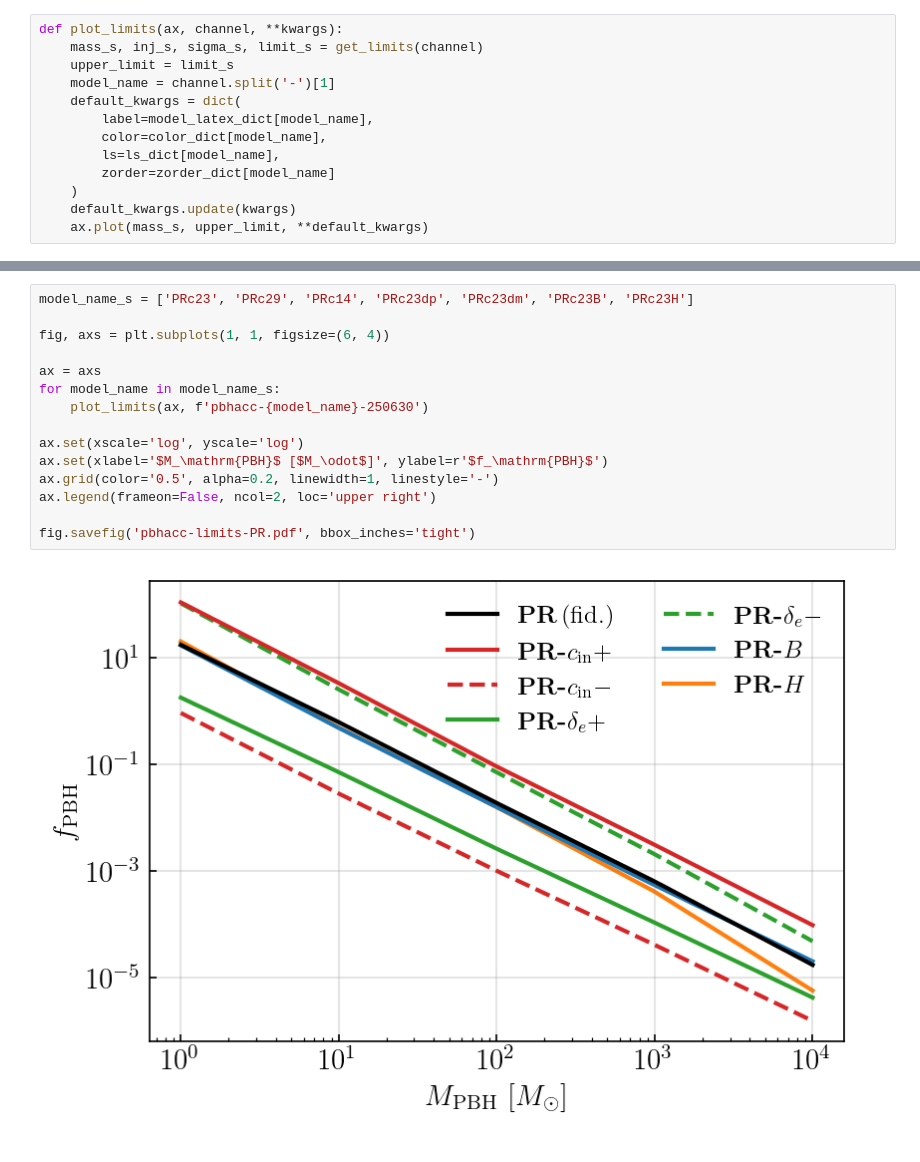
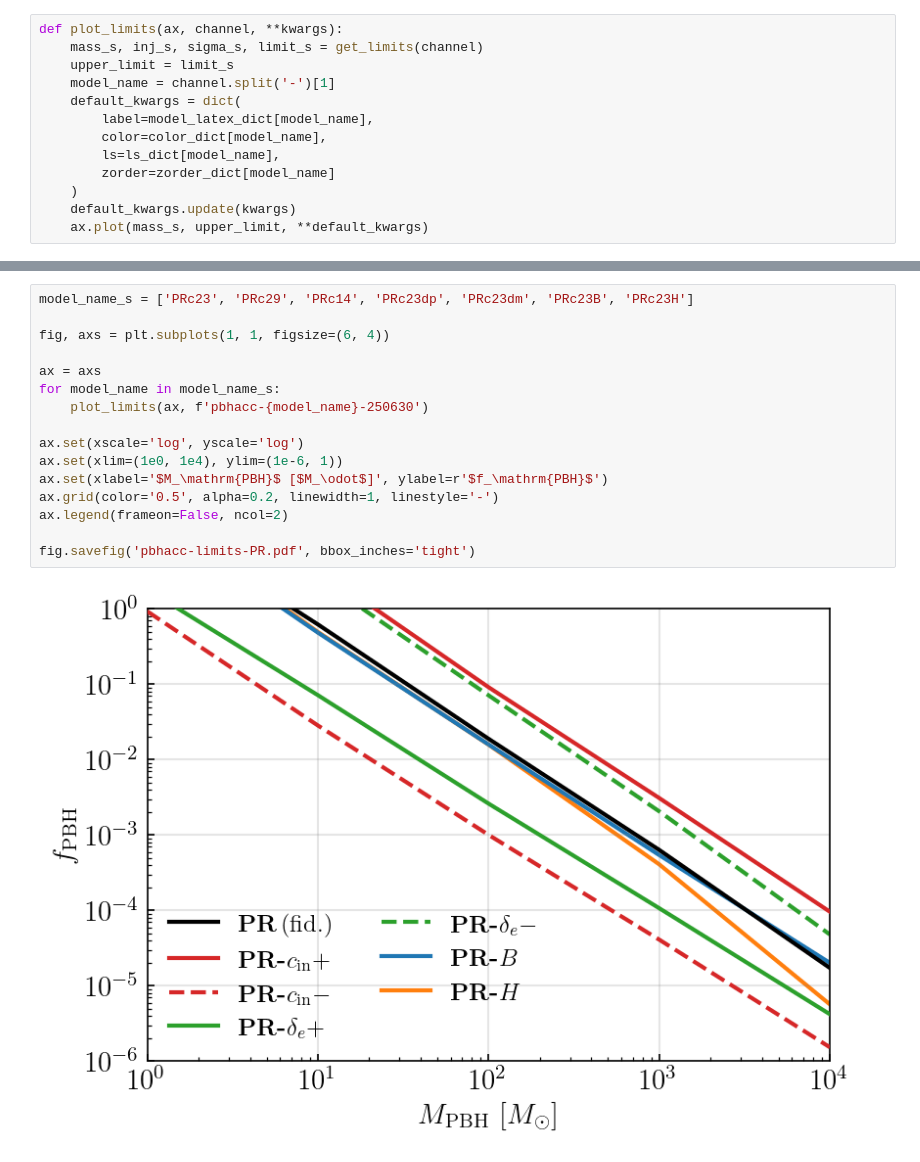
Before and after one commit to yitiansun/DM21cm, a Jupyter notebook: plotting/paper2/pbhacc-L.ipynb, the cells around one changed output, grey strips where cells are left out. Saved outputs shown, nothing was run; the diff lists cells and outputs as text.

```diff
--- a/plotting/paper2/pbhacc-L.ipynb
+++ b/plotting/paper2/pbhacc-L.ipynb
@@ -302,17 +300,18 @@ fig.savefig('pbhacc-limits.pdf', bbox_inches='tight')
 # %%
 model_name_s = ['PRc23', 'PRc29', 'PRc14', 'PRc23dp', 'PRc23dm', 'PRc23B', 'PRc23H']
 
 fig, axs = plt.subplots(1, 1, figsize=(6, 4))
 
 ax = axs
 for model_name in model_name_s:
     plot_limits(ax, f'pbhacc-{model_name}-250630')
 
 ax.set(xscale='log', yscale='log')
+ax.set(xlim=(1e0, 1e4), ylim=(1e-6, 1))
 ax.set(xlabel='$M_\mathrm{PBH}$ [$M_\odot$]', ylabel=r'$f_\mathrm{PBH}$')
 ax.grid(color='0.5', alpha=0.2, linewidth=1, linestyle='-')
-ax.legend(frameon=False, ncol=2, loc='upper right')
+ax.legend(frameon=False, ncol=2)
 
 fig.savefig('pbhacc-limits-PR.pdf', bbox_inches='tight')
 # %% [output]
-[figure, old version]
+[figure, new version]
```
Also changed, not shown: parts of 3 cells of this notebook, 1 other file.
